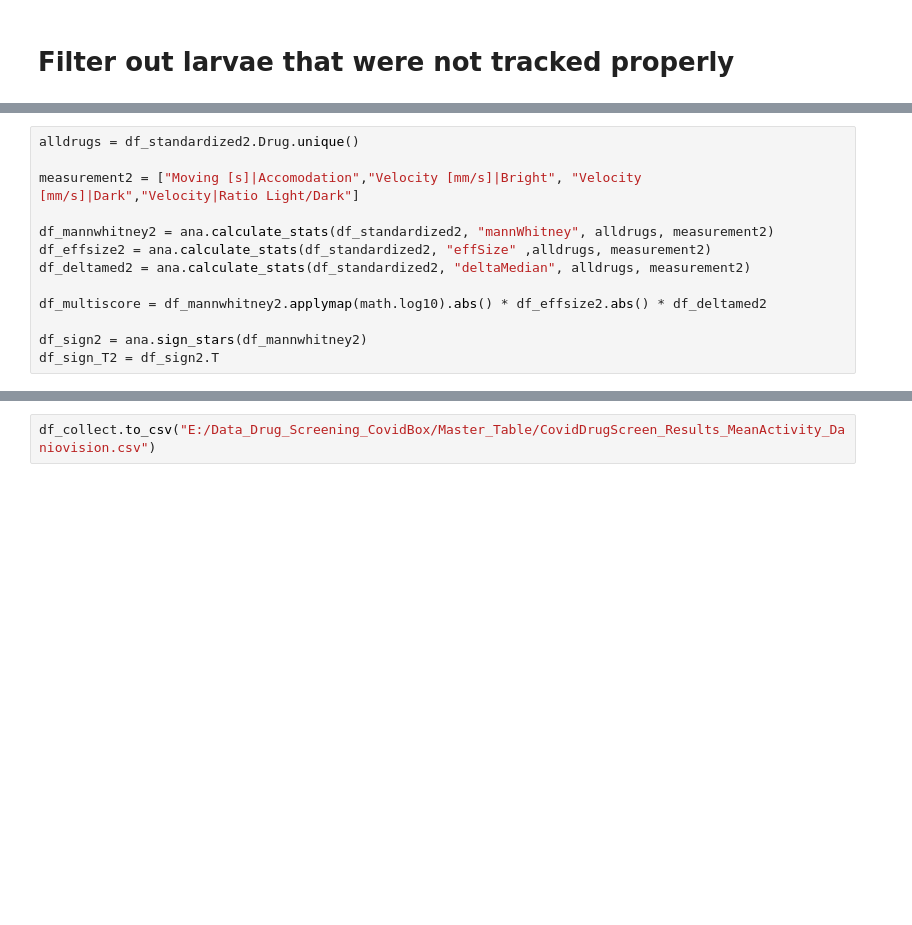
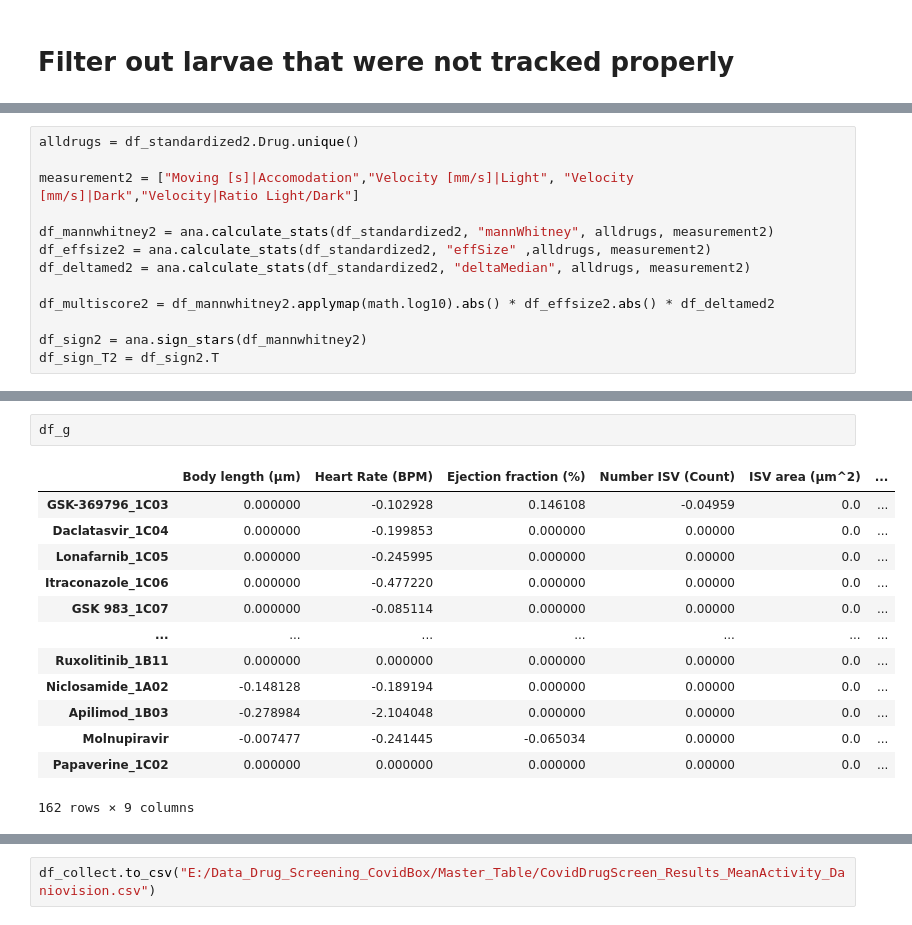
Before and after one commit to marwa6611/CoVasc_DrugScreen, a Jupyter notebook: CoVasc_Data_Analysis.ipynb, the cells around one changed output, grey strips where cells are left out. Saved outputs shown, nothing was run; the diff lists cells and outputs as text; blank space fills up the shorter version.

```diff
--- a/CoVasc_Data_Analysis.ipynb
+++ b/CoVasc_Data_Analysis.ipynb
@@ -376,13 +387,13 @@ df_standardized2 = df_standardized2.reset_index()
 # %%
 alldrugs = df_standardized2.Drug.unique()
 
-measurement2 = ["Moving [s]|Accomodation","Velocity [mm/s]|Bright", "Velocity [mm/s]|Dark","Velocity|Ratio Light/Dark"]
+measurement2 = ["Moving [s]|Accomodation","Velocity [mm/s]|Light", "Velocity [mm/s]|Dark","Velocity|Ratio Light/Dark"]
 
 df_mannwhitney2 = ana.calculate_stats(df_standardized2, "mannWhitney", alldrugs, measurement2)
 df_effsize2 = ana.calculate_stats(df_standardized2, "effSize" ,alldrugs, measurement2)
 df_deltamed2 = ana.calculate_stats(df_standardized2, "deltaMedian", alldrugs, measurement2)
 
-df_multiscore = df_mannwhitney2.applymap(math.log10).abs() * df_effsize2.abs() * df_deltamed2
+df_multiscore2 = df_mannwhitney2.applymap(math.log10).abs() * df_effsize2.abs() * df_deltamed2
 
 df_sign2 = ana.sign_stars(df_mannwhitney2)
 df_sign_T2 = df_sign2.T
@@ -404,0 +460,16 @@ plt.xticks(
+# %%
+df_g
+# %% [output]
+|  | Body length (µm) | Heart Rate (BPM) | Ejection fraction (%) | Number ISV (Count) | ISV area (µm^2) | ... |
+| GSK-369796_1C03 | 0.000000 | -0.102928 | 0.146108 | -0.04959 | 0.0 | ... |
+| Daclatasvir_1C04 | 0.000000 | -0.199853 | 0.000000 | 0.00000 | 0.0 | ... |
+| Lonafarnib_1C05 | 0.000000 | -0.245995 | 0.000000 | 0.00000 | 0.0 | ... |
+| Itraconazole_1C06 | 0.000000 | -0.477220 | 0.000000 | 0.00000 | 0.0 | ... |
+| GSK 983_1C07 | 0.000000 | -0.085114 | 0.000000 | 0.00000 | 0.0 | ... |
+| ... | ... | ... | ... | ... | ... | ... |
+| Ruxolitinib_1B11 | 0.000000 | 0.000000 | 0.000000 | 0.00000 | 0.0 | ... |
+| Niclosamide_1A02 | -0.148128 | -0.189194 | 0.000000 | 0.00000 | 0.0 | ... |
+| Apilimod_1B03 | -0.278984 | -2.104048 | 0.000000 | 0.00000 | 0.0 | ... |
+| Molnupiravir | -0.007477 | -0.241445 | -0.065034 | 0.00000 | 0.0 | ... |
+| Papaverine_1C02 | 0.000000 | 0.000000 | 0.000000 | 0.00000 | 0.0 | ... |
+162 rows × 9 columns
```
Also changed, not shown: parts of 35 cells of this notebook.
